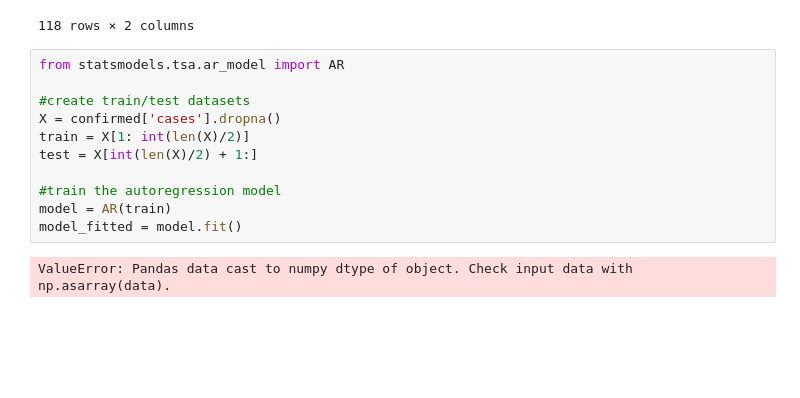
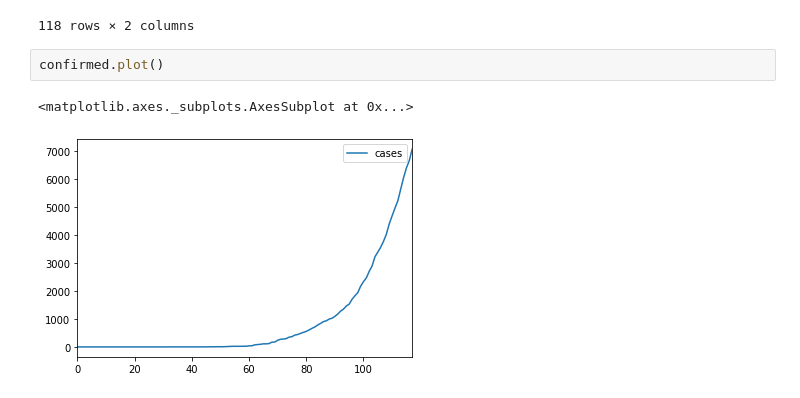
Before and after one commit to booknap/Data-analytics-time-series, a Jupyter notebook: auto_regression.ipynb, the cells around one changed output. Cells and saved outputs as stored; diff of their text form; blank space fills up the shorter version.

```diff
--- a/auto_regression.ipynb
+++ b/auto_regression.ipynb
@@ -66,16 +66,8 @@ recovered
 | 116 | 5/17/20 | 778 |
 | 117 | 5/18/20 | 801 |
 118 rows × 2 columns
-# %%
-from statsmodels.tsa.ar_model import AR
-
-#create train/test datasets
-X = confirmed['cases'].dropna()
-train = X[1: int(len(X)/2)]
-test = X[int(len(X)/2) + 1:]
-
-#train the autoregression model
-model = AR(train)
-model_fitted = model.fit()
-# %% [output]
-ValueError: Pandas data cast to numpy dtype of object. Check input data with np.asarray(data).
+# %%
+confirmed.plot()
+# %% [output]
+<matplotlib.axes._subplots.AxesSubplot at 0x...>
+[figure, added]
```
Also changed, not shown: parts of 3 cells of this notebook.
